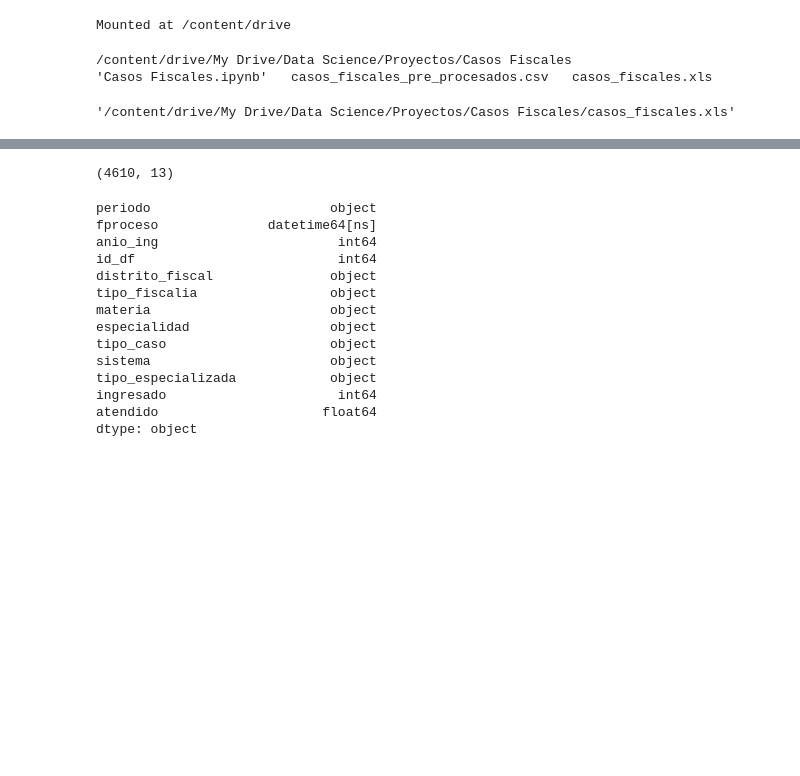
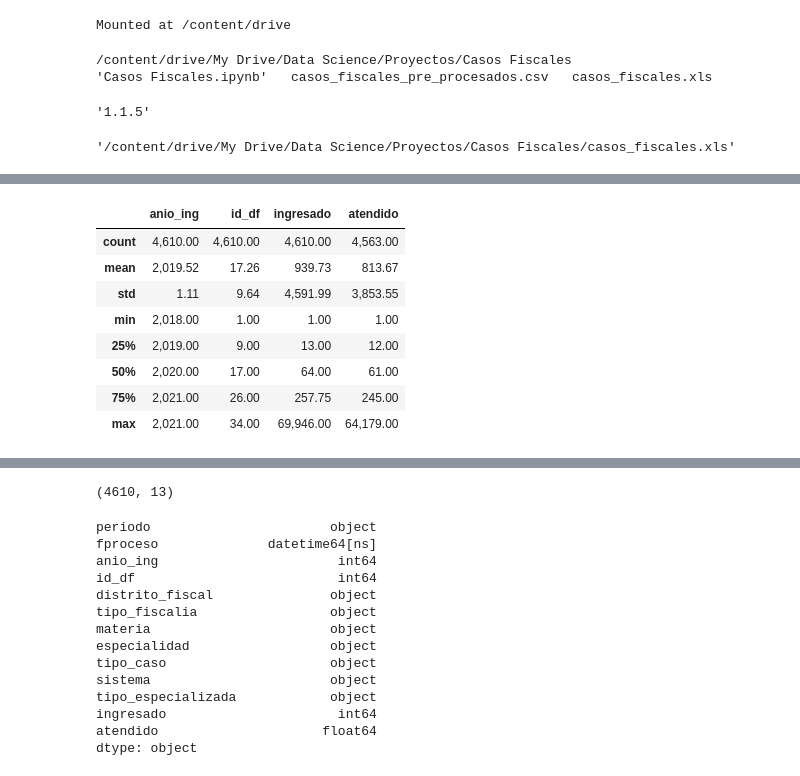
Before and after one commit to FernandoCallasaca/data_science_projects, a Jupyter notebook: Casos_Fiscales.ipynb, the cells around one changed output, grey strips where cells are left out. Saved outputs shown, nothing was run; the diff lists cells and outputs as text; code cells hidden in the pictures; blank space fills up the shorter version.

```diff
--- a/Casos_Fiscales.ipynb
+++ b/Casos_Fiscales.ipynb
@@ -16,3 +14,9 @@ Mounted at /content/drive
 # %%
 def dir_file(file_name):
   return '/content/drive/My Drive/Data Science/Proyectos/Casos Fiscales/{0}'.format(file_name)
+# %%
+import numpy as np
+import pandas as pd
+pd.__version__
+# %% [output]
+'1.1.5'
@@ -31,3 +37,15 @@ df.head(5)
 | 2 | 01/01/2021 - 31/08/2021 | 2021-09-10 | 2021 | 1 | AMAZONAS | PROVINCIAL | FAMILIA | FAMILIA CIVIL | ... |
 | 3 | 01/01/2021 - 31/08/2021 | 2021-09-10 | 2021 | 1 | AMAZONAS | PROVINCIAL | FAMILIA | FAMILIA PENAL | ... |
 | 4 | 01/01/2021 - 31/08/2021 | 2021-09-10 | 2021 | 1 | AMAZONAS | PROVINCIAL | FAMILIA | FAMILIA PENAL | ... |
+# %%
+df.describe()
+# %% [output]
+|  | anio_ing | id_df | ingresado | atendido |
+| count | 4,610.00 | 4,610.00 | 4,610.00 | 4,563.00 |
+| mean | 2,019.52 | 17.26 | 939.73 | 813.67 |
+| std | 1.11 | 9.64 | 4,591.99 | 3,853.55 |
+| min | 2,018.00 | 1.00 | 1.00 | 1.00 |
+| 25% | 2,019.00 | 9.00 | 13.00 | 12.00 |
+| 50% | 2,020.00 | 17.00 | 64.00 | 61.00 |
+| 75% | 2,021.00 | 26.00 | 257.75 | 245.00 |
+| max | 2,021.00 | 34.00 | 69,946.00 | 64,179.00 |
```
Also changed, not shown: parts of 4 cells of this notebook.
